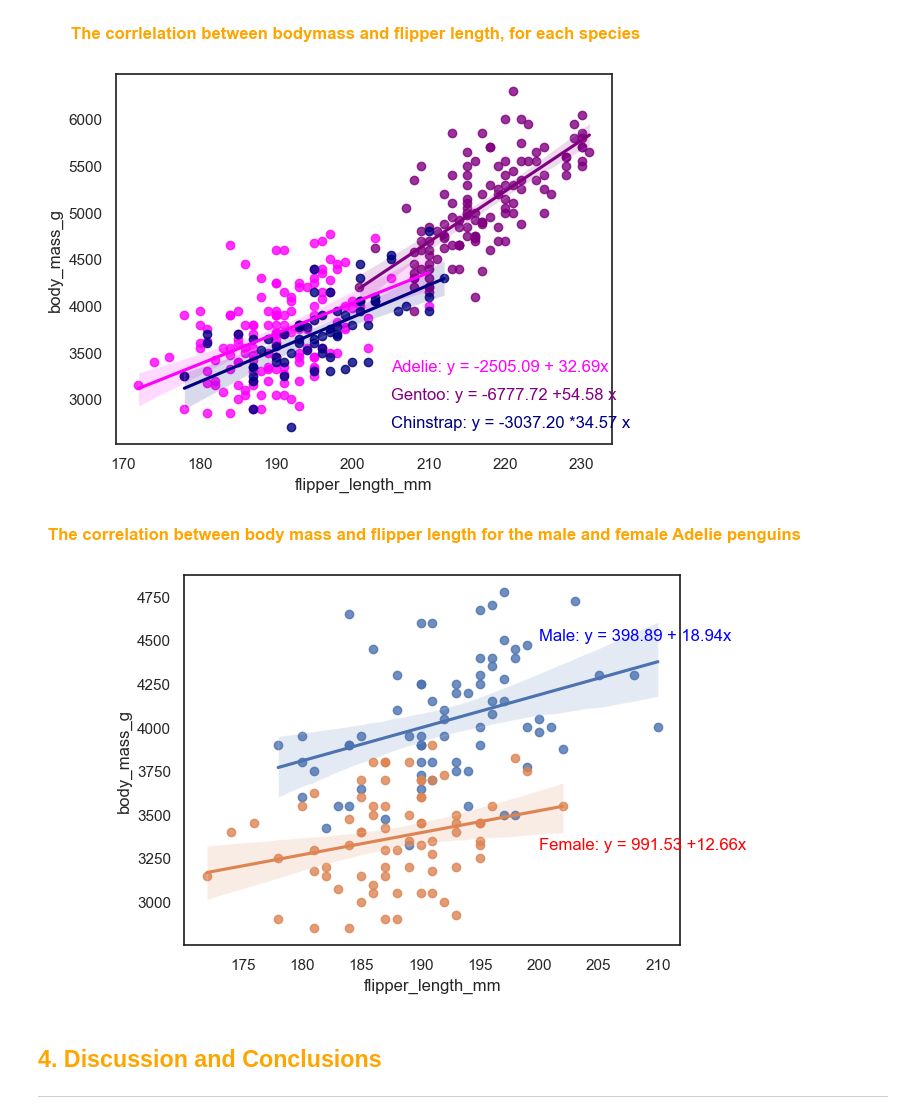
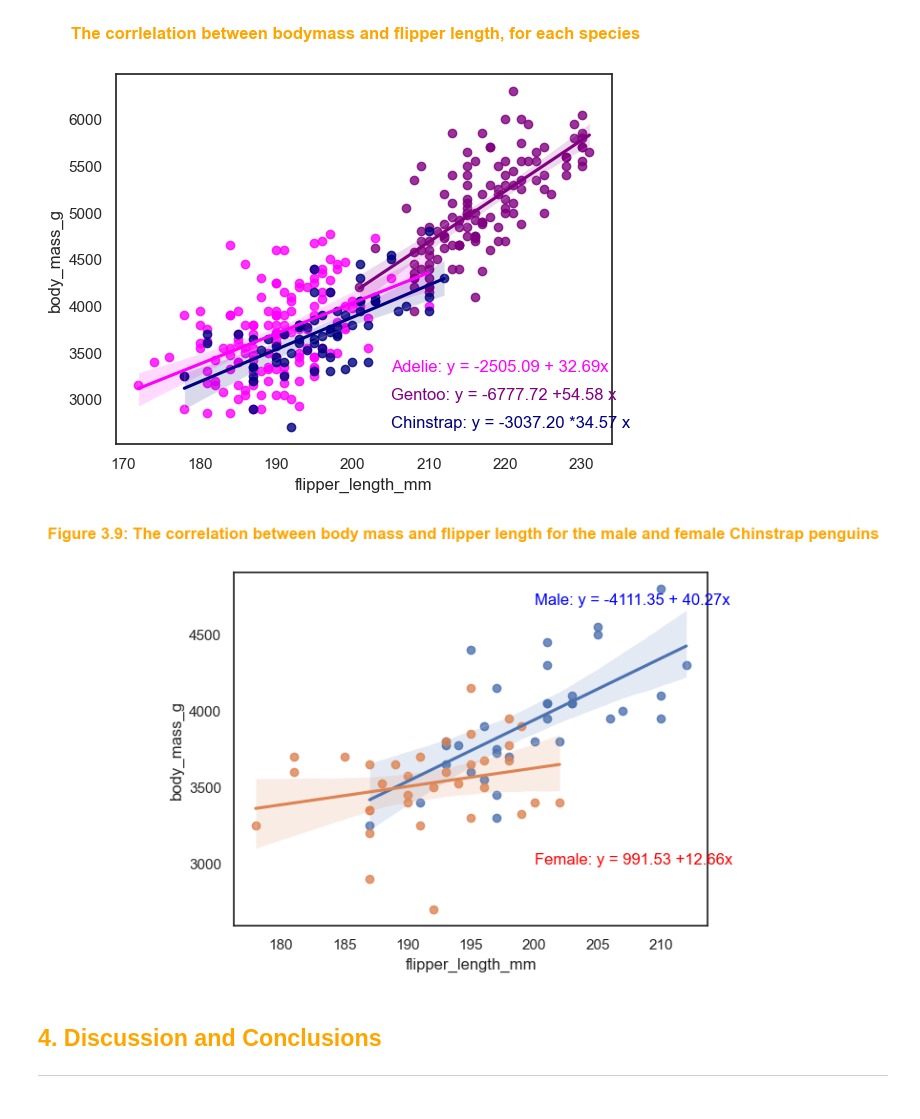
Before and after one commit to Laura6826/PofDA-mywork, a Jupyter notebook: penguins.ipynb, the cells around one changed output. Cells and saved outputs as stored; diff of their text form; code cells hidden in the pictures.

```diff
--- a/penguins.ipynb
+++ b/penguins.ipynb
@@ -700,30 +704,30 @@ plt.show()
 # %%
 # AI was used to fine tune the code below.
 
 import scipy.stats
 
 # Assuming male_adelie_df and female_adelie_df are your dataframes with the respective data.
 # Male Adelie penguins
-p1 = sns.regplot(data=male_adelie_df, x='flipper_length_mm', y='body_mass_g')
+p1 = sns.regplot(data=male_chinstrap_df, x='flipper_length_mm', y='body_mass_g')
 slope1, intercept1, r_value, p_value, std_err = scipy.stats.linregress(x=p1.get_lines()[0].get_xdata(),
                                                                        y=p1.get_lines()[0].get_ydata())
 # Add regression equations to the plot
-plt.text(200, 4500, f'Male: y = {intercept1:.2f} + {slope1:.2f}x', color='blue')
+plt.text(200, 4700, f'Male: y = {intercept1:.2f} + {slope1:.2f}x', color='blue')
 
 # Female Adelie penguins
-p2 = sns.regplot(data=female_adelie_df, x='flipper_length_mm', y='body_mass_g')
+p2 = sns.regplot(data=female_chinstrap_df, x='flipper_length_mm', y='body_mass_g')
 slope2, intercept2, r_value, p_value, std_err = scipy.stats.linregress(x=p2.get_lines()[0].get_xdata(),
                                                                        y=p2.get_lines()[0].get_ydata())
-plt.text(200, 3300, f'Female: y = 991.53 +12.66x', color='red')
+plt.text(200, 3000, f'Female: y = 991.53 +12.66x', color='red')
 # I could not figure out how to prevent hte male equation from  'over writing' the female equation, so i wrote it out.
 
 # Set the theme and title for the plot
 sns.set_theme(style="white")
-plt.suptitle('The correlation between body mass and flipper length for the male and female Adelie penguins',
+plt.suptitle('Figure 3.9: The correlation between body mass and flipper length for the male and female Chinstrap penguins',
              fontsize=12, fontweight='bold', color='orange')
 plt.show()
 # %% [output]
-[figure, old version]
+[figure, new version]
 # %% [markdown]
 ## <span style="color:orange"> **4.    Discussion and Conclusions**<span>
 ***
```
Also changed, not shown: parts of 6 cells of this notebook.
